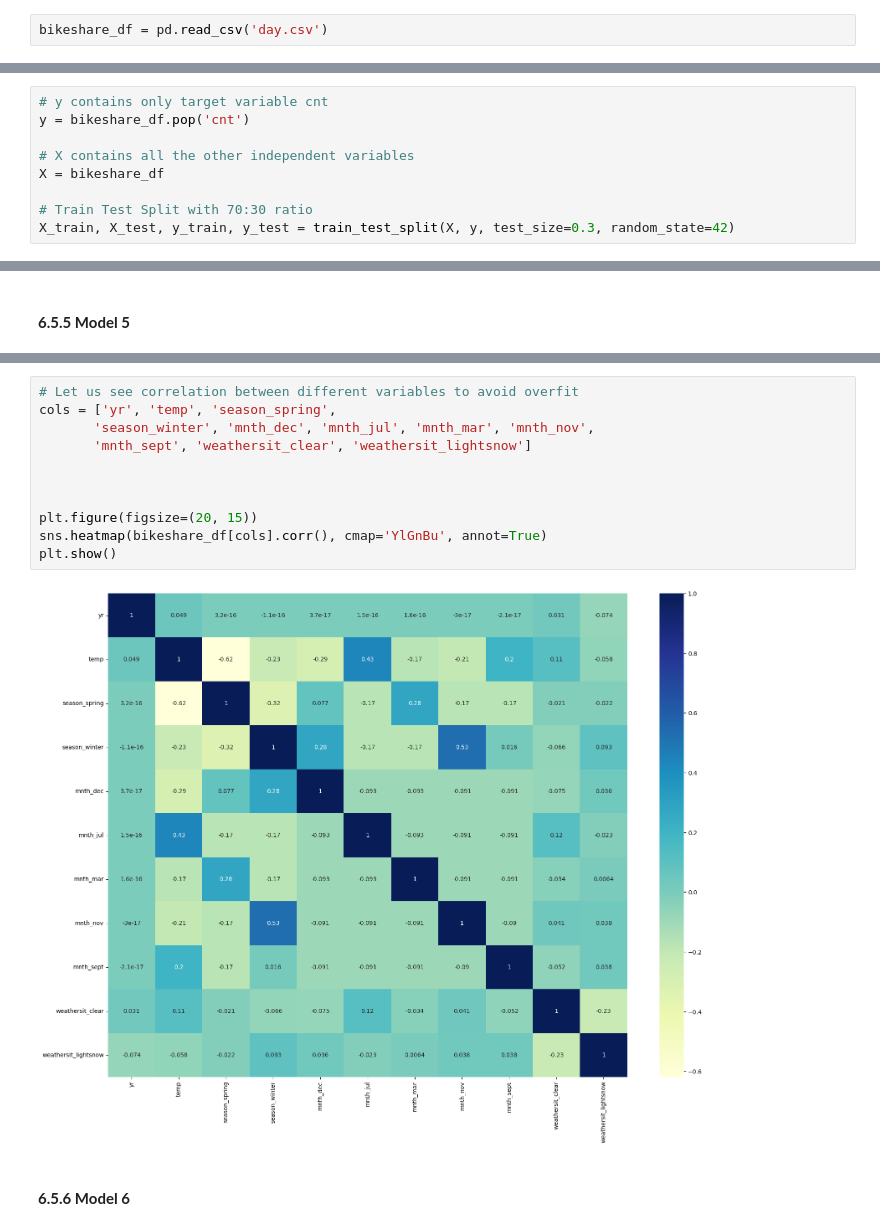
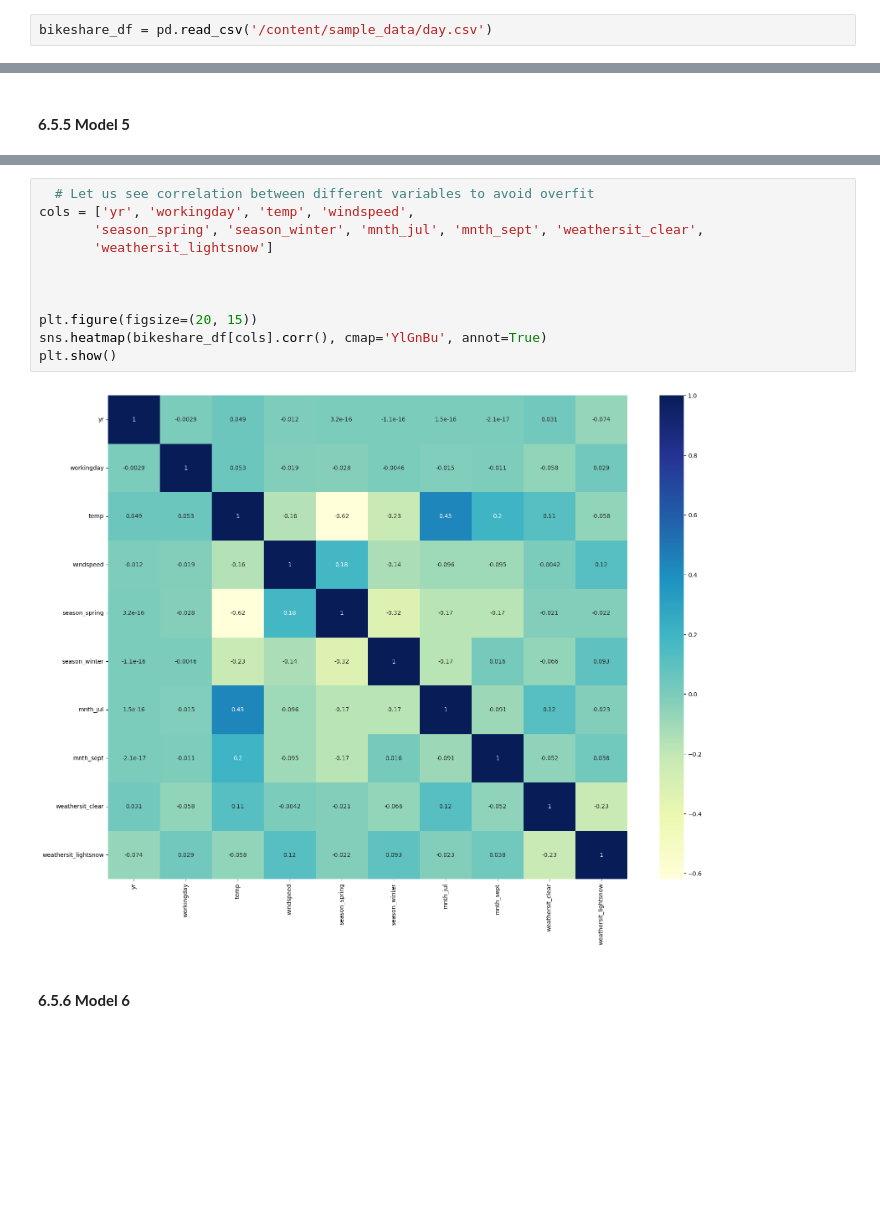
Before and after one commit to supriyaKU23/Linear-Regression-Bike-Sharing-Assignment, a Jupyter notebook: supriya-uppala-linear-regression-bike-sharing-assignment.ipynb, the cells around one changed output, grey strips where cells are left out. Saved outputs shown, nothing was run; the diff lists cells and outputs as text; blank space fills up the shorter version.

```diff
--- a/supriya-uppala-linear-regression-bike-sharing-assignment.ipynb
+++ b/supriya-uppala-linear-regression-bike-sharing-assignment.ipynb
@@ -37,7 +37,7 @@ warnings.filterwarnings('ignore')
 # %% [markdown]
 ## **Step2: Reading and Understanding the Data**
 # %%
-bikeshare_df = pd.read_csv('day.csv')
+bikeshare_df = pd.read_csv('/content/sample_data/day.csv')
 # %%
 bikeshare_df.head()
 # %% [output]
@@ -479,12 +479,3 @@ bikeshare_df.head()
 bikeshare_df.shape
 # %% [output]
 (730, 31)
-# %%
-# y contains only target variable cnt
-y = bikeshare_df.pop('cnt')
-
-# X contains all the other independent variables
-X = bikeshare_df
-
-# Train Test Split with 70:30 ratio
-X_train, X_test, y_train, y_test = train_test_split(X, y, test_size=0.3, random_state=42)
@@ -774,16 +812,16 @@ Covariance Type:            nonrobust
 # %%
-# Let us see correlation between different variables to avoid overfit
-cols = ['yr', 'temp', 'season_spring',
-       'season_winter', 'mnth_dec', 'mnth_jul', 'mnth_mar', 'mnth_nov',
-       'mnth_sept', 'weathersit_clear', 'weathersit_lightsnow']
+  # Let us see correlation between different variables to avoid overfit
+cols = ['yr', 'workingday', 'temp', 'windspeed',
+       'season_spring', 'season_winter', 'mnth_jul', 'mnth_sept', 'weathersit_clear',
+       'weathersit_lightsnow']
 
 
 
 plt.figure(figsize=(20, 15))
 sns.heatmap(bikeshare_df[cols].corr(), cmap='YlGnBu', annot=True)
 plt.show()
 # %% [output]
-[figure, old version]
+[figure, new version]
 # %% [markdown]
 #### **6.5.6 Model 6**
 # %%
```
Also changed, not shown: parts of 50 cells of this notebook, 2 other files.
